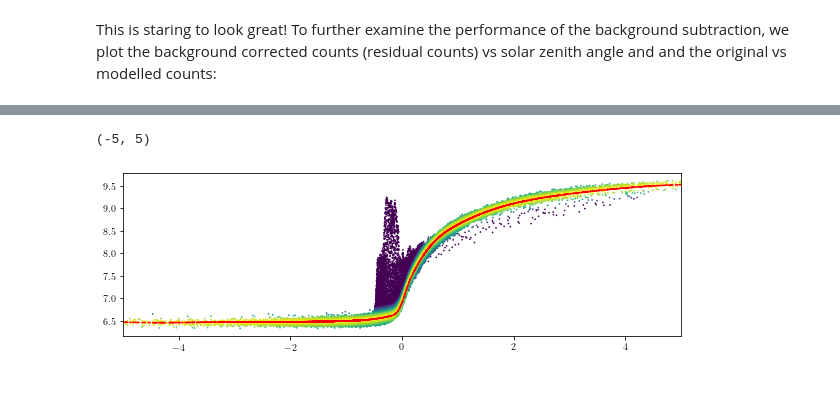
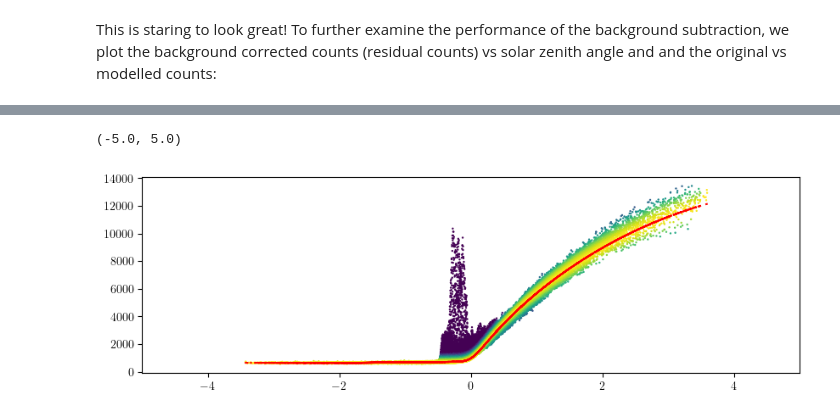
Before and after one commit to aohma/fuvpy, a Jupyter notebook: notebooks/fuvpyExample.ipynb, the cells around one changed output, grey strips where cells are left out. Saved outputs shown, nothing was run; the diff lists cells and outputs as text; code cells hidden in the pictures; blank space fills up the shorter version.

```diff
--- a/notebooks/fuvpyExample.ipynb
+++ b/notebooks/fuvpyExample.ipynb
@@ -18,6 +18,6 @@ warnings.filterwarnings("ignore",category =RuntimeWarning) # Turn of all the war
 
 path = '../data/wicFiles/'
 wicfiles = glob.glob(path + '*.idl')
-wic = fuv.readImg(wicfiles)
+wic = fuv.readImg(wicfiles,dzalim=75)
 wic
 # %% [output]
@@ -100,6 +95,6 @@ fuv.plotimgProj(wic.isel(date=6),inImg='img',crange=(0,4000))
 # %% [markdown]
 Time to remove the dayglow. A simple version of the method is described in the appendix of *Ohma et al.* (2018), but the present version is more advanced and inludes a temporal fit using B-slines. Going retro, we use the colormap from the IMAGE mission.
 # %%
-wic = fuv.makeDGmodel(wic,transform='log',tOrder=1)
+wic = fuv.makeBSmodel(wic,tukeyVal=5,tOrder=0)
 fuv.showDGmodel(wic.isel(date=6),cmap=fuv.getIMAGEcmap())
 # %% [output]
@@ -117,7 +112,7 @@ Relative change model norm 0.0004882252928980204
 # %% [markdown]
 Dayglow is subtracted, but the image is not perfect (note the asymmetry at the dayside). We model the residual background using a spherical harmonics model. Note the use of Dataset.pipe, which is handy for chained function calls.
 # %%
-wic = wic.pipe(fuv.makeSHmodel,4,4,order=0)
+wic = wic.pipe(fuv.makeSHmodel,4,4)
 
 # Figure
 fig = plt.figure(figsize=(4,5))
@@ -219,18 +167,18 @@ wic.isel(date=5)['shweight'].plot()
 # %%
 plt.figure(figsize=(10,3))
 x = np.cos(np.deg2rad(wic.isel(date=6)['sza'].values.flatten()))/np.cos(np.deg2rad(wic.isel(date=6)['dza'].values.flatten()))
-y = np.log(wic.isel(date=6)['img'].values.flatten())
+y = wic.isel(date=6)['img'].values.flatten()
 w = wic.isel(date=6)['dgweight'].values.flatten()
-m = np.log(wic.isel(date=6)['dgmodel'].values.flatten())
+m = wic.isel(date=6)['dgmodel'].values.flatten()
 
 y = y[x.argsort()]
 w = w[x.argsort()]
 m = m[x.argsort()]
 x = x[x.argsort()]
 
 plt.scatter(x,y,c=w,s=0.5)
 plt.plot(x,m,c='r')
 plt.xlim([-5,5])
 # %% [output]
-(-5, 5)
+(-5.0, 5.0)
-[figure, old version]
+[figure, new version]
```
Also changed, not shown: parts of 13 cells of this notebook, 8 other files.
